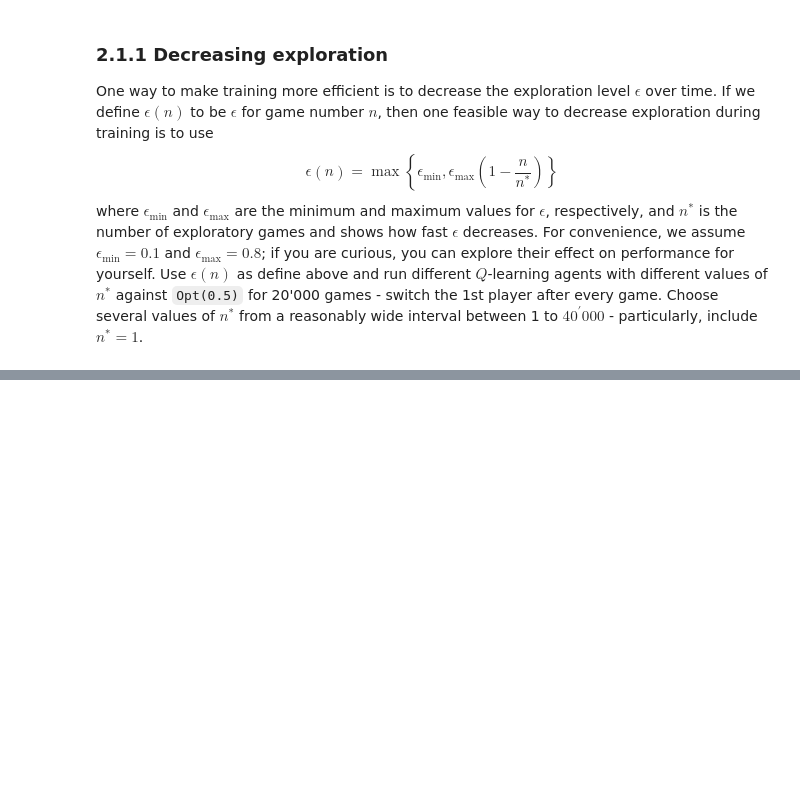
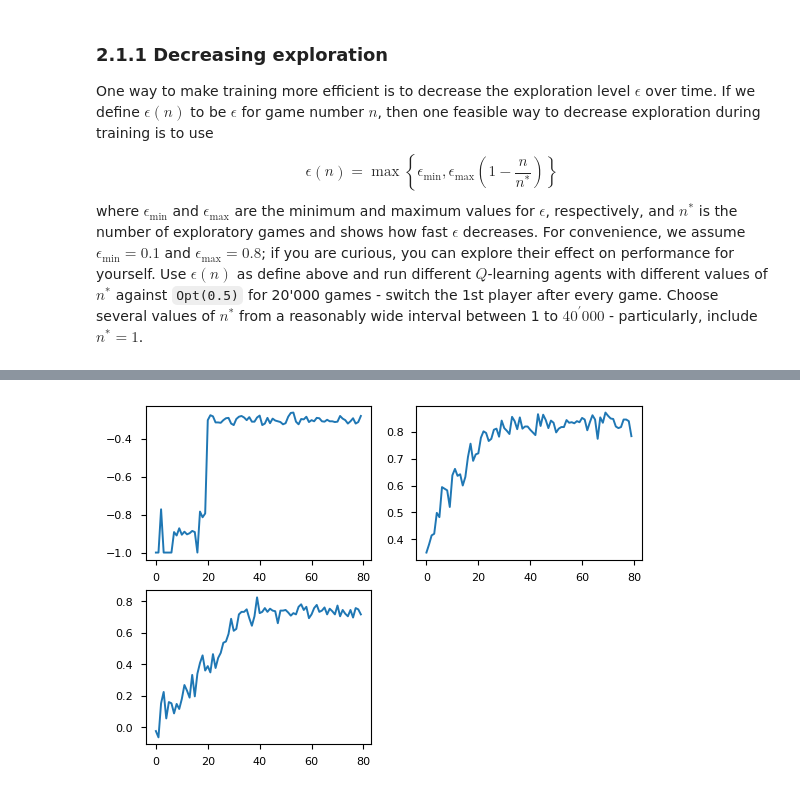
Before and after one commit to albertaillet/Miniproject1, a Jupyter notebook: Q-learning.ipynb, the cells around one changed output, grey strips where cells are left out. Cells and saved outputs as stored; diff of their text form; code cells hidden in the pictures; blank space fills up the shorter version.

```diff
--- a/Q-learning.ipynb
+++ b/Q-learning.ipynb
@@ -286,0 +316,74 @@ plt.show()
+# %%
+alpha = 0.05 # learning rate
+gamma = 0.99 # discount factor
+epsilon_min, epsilon_max = 0.1, 0.8 # exploration rate
+# %%
+m_opt_per_epsilon = {}
+m_rand_per_epsilon = {}
+# %%
+n_star = 10000
+num_games = 20000
+
+for epsilon_opt in (0, 0.25, 0.50, 0.75, 1.0):
+    rewards = []
+    opponent_player = OptimalPlayer(epsilon_opt, player='O')
+    learning_player = 'X'
+    av_rewards = []
+    m_opt_list = []
+    m_rand_list = []
+    epslion_greedy_decreasing_exploration = EpsilonGreedyDecreasingExploration(epsilon_min=epsilon_min,
+                                                                               epsilon_max=epsilon_max,
+                                                                               n_star=n_star)
+    env = TictactoeEnv()
+    Q_table = QTable()
+    num_trained_games = 0
+
+    for itr in range(num_games):
+        env.reset()
+        state, end, _ = env.observe()
+
+        opponent_player.player, learning_player = learning_player, opponent_player.player
+
+        if opponent_player.player == 'X':
+            opponent_move = opponent_player.act(state)
+            state, end, _ = env.step(opponent_move)
+
+        while not end:
+            epslion_greedy_decreasing_exploration.update_epsilon(itr)
+            move = epslion_greedy_decreasing_exploration.policy(state)
+            next_state, end, _ = env.step(move)
+
+            if (not end) and (env.current_player == opponent_player.player):
+                opponent_move = opponent_player.act(next_state)
+                next_state, end, _ = env.step(opponent_move)
+
+            reward = env.reward(player=learning_player)
+
+            if end:
+                Q_table[next_state]["any"] = reward
+
+            Q_table[state][move] = Q_table[state][move] + alpha * (reward + gamma * max(Q_table[next_state].values()) - Q_table[state][move])
+
+            state = next_state
+
+        rewards.append(reward)
+        if len(rewards) >= 250:
+            av_rewards.append(np.mean(rewards))
+            rewards = []
+            epslion_greedy_decreasing_exploration.set_epsilon(0)
+            m_opt_list.append(M_opt(epslion_greedy_decreasing_exploration.policy))
+            m_rand_list.append(M_rand(epslion_greedy_decreasing_exploration.policy))
+            clear_output(wait=True)
+            plt.subplot(2, 2, 1)
+            plt.plot(m_opt_list)
+            plt.subplot(2, 2, 2)
+            plt.plot(m_rand_list)
+            plt.subplot(2, 2, 3)
+            plt.plot(av_rewards)
+            plt.show()
+        num_trained_games += 1
+        env.reset()
+    m_opt_per_epsilon[epsilon_opt] = m_opt_list
+    m_rand_per_epsilon[epsilon_opt] = m_rand_list
+# %% [output]
+[figure, added]
```
Also changed, not shown: parts of 16 cells of this notebook, 2 other files.
